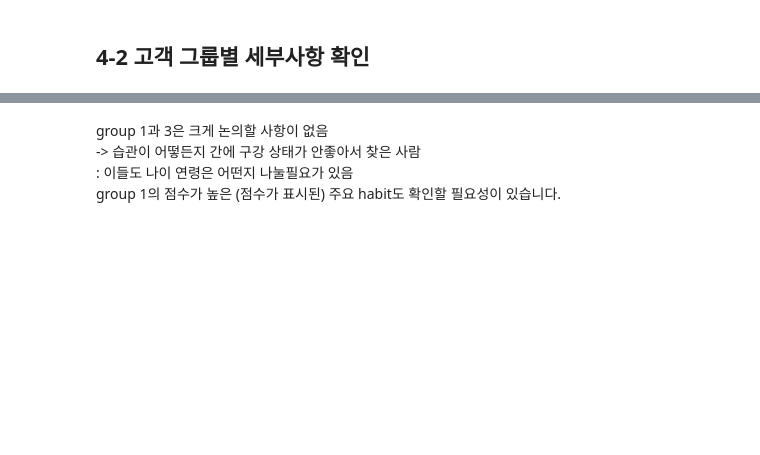
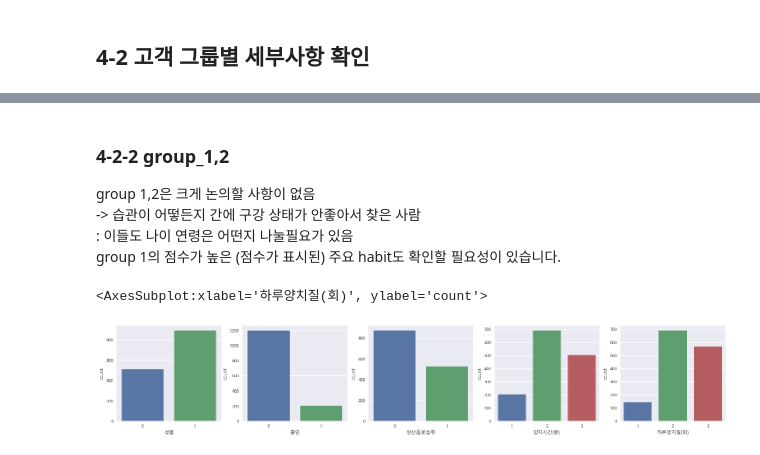
Before and after one commit to K-Final-Project/MZ-trend, a Jupyter notebook: KMEANS2.ipynb, the cells around one changed output, grey strips where cells are left out. Drawn from its saved outputs; the diff is of its cells as text; code cells hidden in the pictures; blank space fills up the shorter version.

```diff
--- a/KMEANS2.ipynb
+++ b/KMEANS2.ipynb
@@ -345,5 +384,6 @@ data2[data2['labels']==0]
 # %% [markdown]
-group 1과 3은 크게 논의할 사항이 없음
+### 4-2-2 group_1,2
+group 1,2은 크게 논의할 사항이 없음
 -> 습관이 어떻든지 간에 구강 상태가 안좋아서 찾은 사람
 : 이들도 나이 연령은 어떤지 나눌필요가 있음
 group 1의 점수가 높은  (점수가 표시된) 주요 habit도 확인할 필요성이 있습니다.
@@ -355,0 +390,13 @@ data2[data2['labels']==0]
+# %%
+# group_1,2의 특성 파악
+d2 = df2[(df2['group']==1) | (df2['group']==2) ]
+# %%
+fig, ax = plt.subplots(ncols=5, figsize=(25,4))
+sns.countplot(d2['성별'], ax=ax[0])
+sns.countplot(d2['흡연'], ax=ax[1])
+sns.countplot(d2['탄산음료섭취'], ax=ax[2])
+sns.countplot(d2['양치시간(분)'], ax=ax[3])
+sns.countplot(d2['하루양치질(회)'], ax=ax[4])
+# %% [output]
+<AxesSubplot:xlabel='하루양치질(회)', ylabel='count'>
+[figure, added]
```
Also changed, not shown: parts of 33 cells of this notebook, 3 other files.
